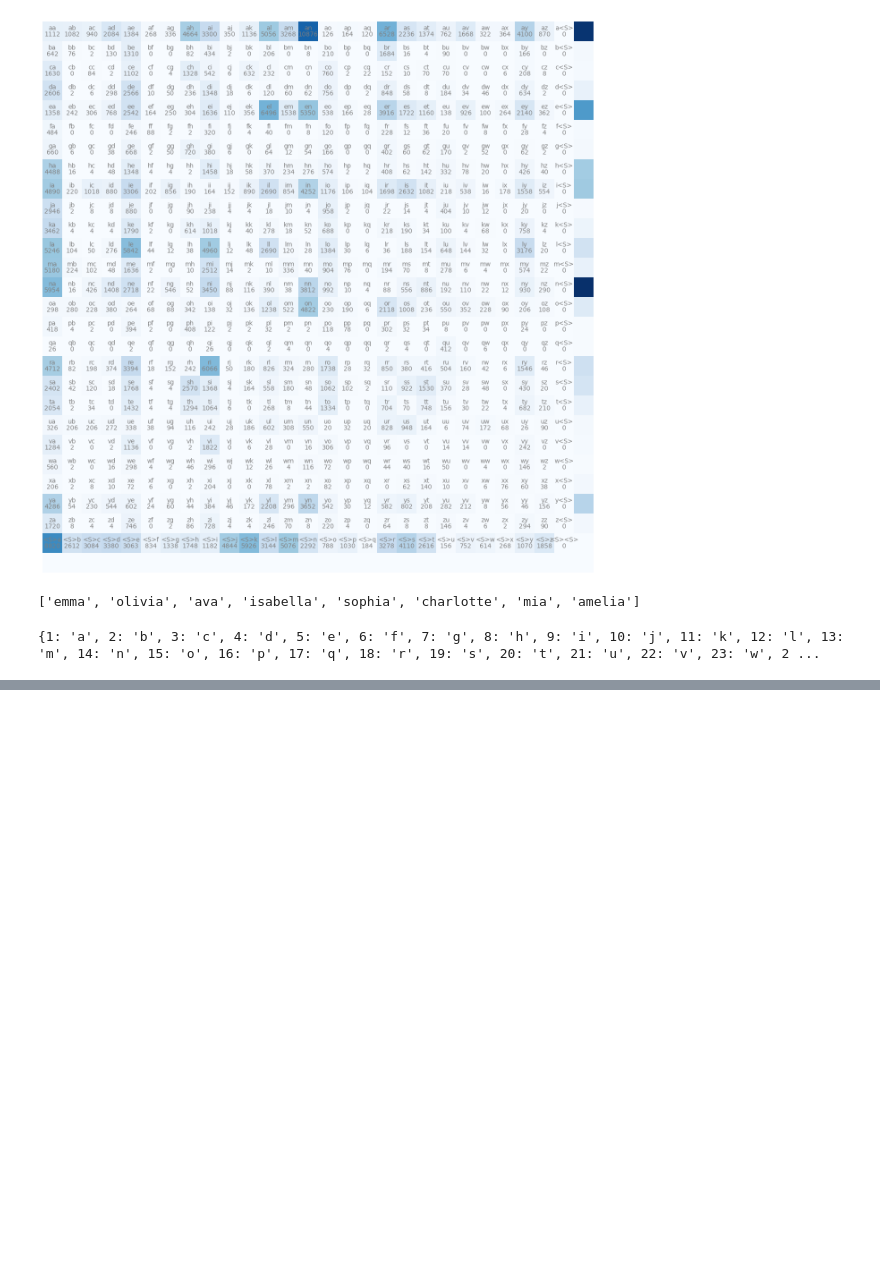
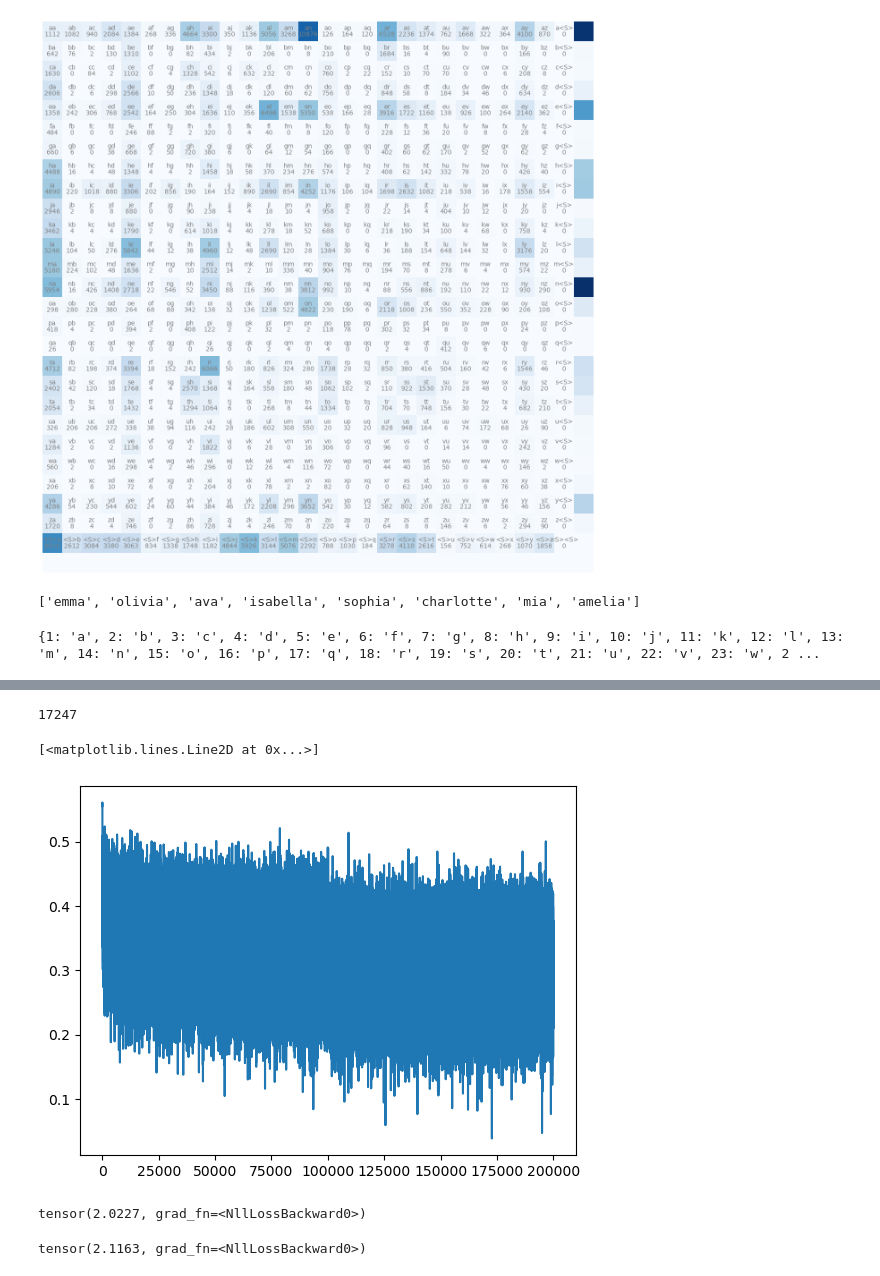
Before and after one commit to AbhijeetShk/NeuralNuts, a Jupyter notebook: working_with_language/experimenting_init.ipynb, the cells around one changed output, grey strips where cells are left out. Drawn from its saved outputs; the diff is of its cells as text; code cells hidden in the pictures; blank space fills up the shorter version.

```diff
--- a/working_with_language/experimenting_init.ipynb
+++ b/working_with_language/experimenting_init.ipynb
@@ -53,7 +53,7 @@ print(itos)
 {1: 'a', 2: 'b', 3: 'c', 4: 'd', 5: 'e', 6: 'f', 7: 'g', 8: 'h', 9: 'i', 10: 'j', 11: 'k', 12: 'l', 13: 'm', 14: 'n', 15: 'o', 16: 'p', 17: 'q', 18: 'r', 19: 's', 20: 't', 21: 'u', 22: 'v', 23: 'w', 2 ...
 # %%
 
-block_size = 3
+block_size = 5
 
 def build_dataset(words):
   X, Y = [], []
@@ -95,0 +142,4 @@ parameters = [C, W1, b1, W2, b2]
+# %%
+sum(p.nelement() for p in parameters)
+# %% [output]
+17247
@@ -95,0 +149,66 @@ parameters = [C, W1, b1, W2, b2]
+# %%
+#learning rate, random 1000 nums btw -3,0 and raised to power 10
+lre = torch.linspace(-3, 0, 1000)
+lrs = 10**lre
+
+lri = [] #lr ind
+lossi = [] # loss index
+stepi = [] # step iterator
+# %%
+#training with direct connection
+
+
+for i in range(200000):
+
+  # minibatch construct
+  ix = torch.randint(0, Xtr.shape[0], (32,))
+  emb = C[Xtr[ix]]
+  # forward pass
+  embcat = emb.view(-1, block_size * n_embed)
+  h = torch.tanh(embcat @ W1 + b1)
+  logits = h @ W2 + embcat @ W_direct + b2
+  loss = F.cross_entropy(logits, Ytr[ix])
+  #print(loss.item())
+
+  # backward pass
+  for p in parameters:
+    p.grad = None
+  loss.backward()
+
+  # update
+  #lr = lrs[i]
+  lr = 0.1 if i < 100000 else 0.01
+  for p in parameters:
+    p.data += -lr * p.grad
+
+  # track stats
+  #lri.append(lre[i])
+  stepi.append(i)
+  lossi.append(loss.log10().item())
+
+#print(loss.item())
+# %%
+plt.plot(stepi, lossi)
+# %% [output]
+[<matplotlib.lines.Line2D at 0x...>]
+[figure, added]
+# %%
+# training loss ---- updated to context 5 size/shape will differ from now
+emb = C[Xtr] # (32, 3, 2)
+embcat = emb.view(-1, block_size * n_embed)
+h = torch.tanh(embcat @ W1 + b1) # (32, 100)
+logits = h @ W2 + embcat @ W_direct + b2
+loss = F.cross_entropy(logits, Ytr)
+loss
+# %% [output]
+tensor(2.0227, grad_fn=<NllLossBackward0>)
+# %%
+# validation loss
+emb = C[Xdev] # (32, 3, 2)
+embcat = emb.view(-1, block_size * n_embed)
+h = torch.tanh(embcat @ W1 + b1) # (32, 100)
+logits = h @ W2 + embcat @ W_direct + b2
+loss = F.cross_entropy(logits, Ydev)
+loss
+# %% [output]
+tensor(2.1163, grad_fn=<NllLossBackward0>)
```
Also changed, not shown: parts of 22 cells of this notebook.
